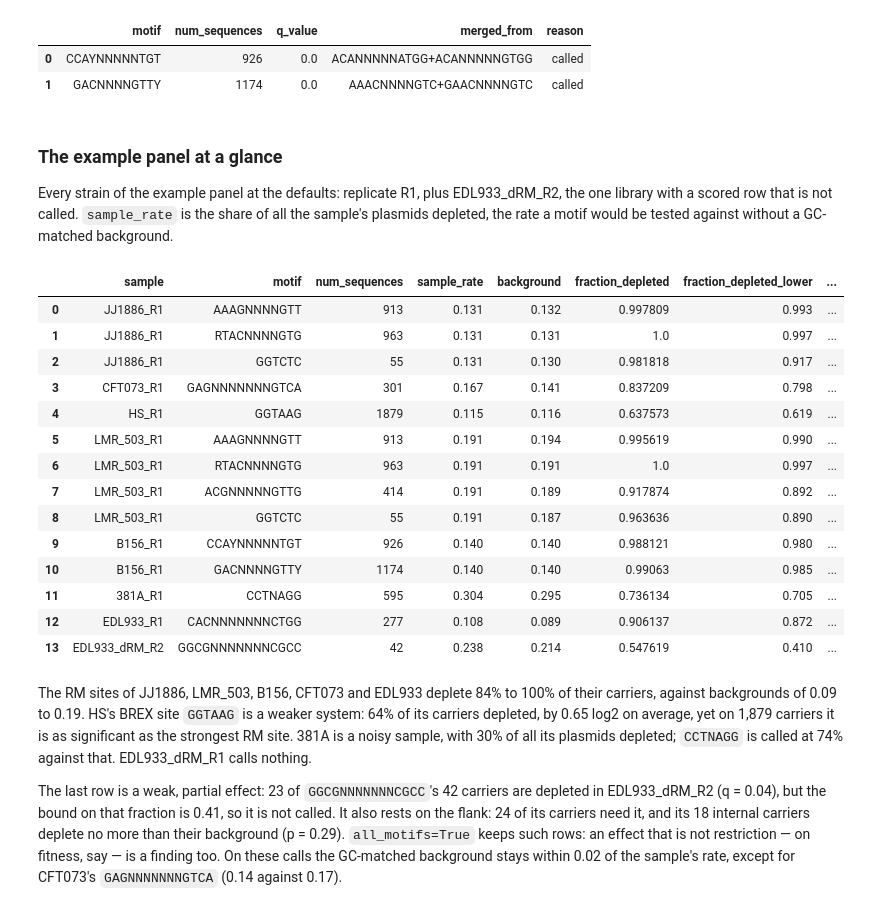
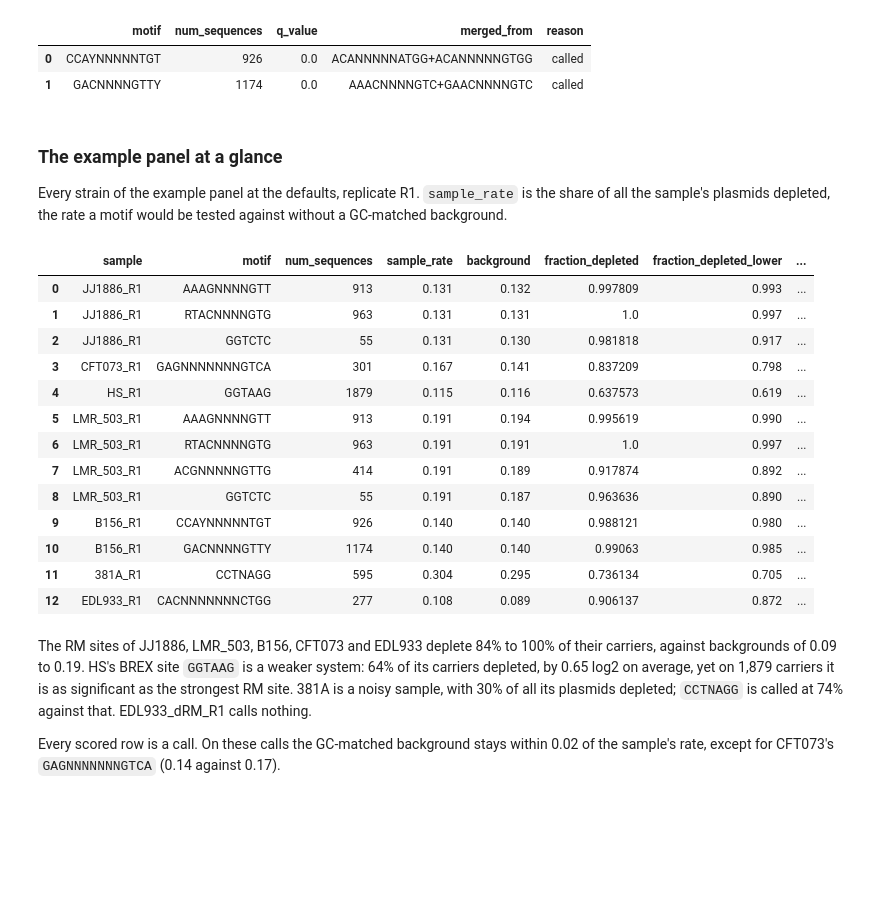
Before and after one commit to dbikard/randseq, a Jupyter notebook: nbs/00_core.ipynb, the cells around one changed output. Drawn from its saved outputs; the diff is of its cells as text; code cells hidden in the pictures; blank space fills up the shorter version.

```diff
--- a/nbs/00_core.ipynb
+++ b/nbs/00_core.ipynb
@@ -2225,7 +2271,7 @@ def _motif_rows(motifs, patterns, log2fc_series, left_context, right_context, en
 
 def _merge_degenerate_calls(table, log2fc_series, left_context, right_context, encoded, background,
                            all_pvalues, log2fc_thr=-1, q_threshold=0.05, score_thr=0.5,
-                           min_support=5, totals=None, inserts=None):
+                           min_support=5, totals=None):
     """Report each degenerate site as one IUPAC motif, in place of its called variants.
 
     Every called row is generalised (`_generalise_motif`); each distinct merged motif that is not an
@@ -2241,7 +2287,7 @@ def _merge_degenerate_calls(table, log2fc_series, left_context, right_context, e
         encoded (tuple): the library from `encode_library`.
         background (np.ndarray): each plasmid's expected depletion rate.
         all_pvalues (np.ndarray): the p-values of every motif the scan tested.
-        log2fc_thr, q_threshold, score_thr, inserts: as for `_annotate_significance`.
+        log2fc_thr, q_threshold, score_thr: as for `_annotate_significance`.
         min_support (int): as for `_classify_positions` and `_annotate_significance`.
         totals (dict): as for `_classify_positions`.
 
@@ -2269,7 +2315,7 @@ def _merge_degenerate_calls(table, log2fc_series, left_context, right_context, e
                                    right_context, all_pvalues=all_pvalues, log2fc_thr=log2fc_thr,
                                    q_threshold=q_threshold, encoded=encoded,
                                    background=background, score_thr=score_thr,
-                                   min_support=min_support, inserts=inserts)
+                                   min_support=min_support)
     scored = scored[scored["called"]]
     if scored.empty:
         return table
@@ -2639,37 +2689,45 @@ def find_restricted_motifs(
                                      score_thr, min_support,
                                      candidates)
 
+    # Each candidate's carriers, and those with a site inside the insert, are read once: the flank
+    # check, step 4 and the report take their columns.
+    carriers = _carriers(encoded_library, candidates["motif"].tolist(), _patterns(candidates),
+                         log2fc_series, left_context_str, right_context_str, inside=True)
+    scanned = candidates.index
+    columns_of = lambda rows: tuple(c[:, scanned.get_indexer(rows.index)] for c in carriers)
+
     # Sites completed by the flank, set aside before step 4 can let them explain other candidates.
-    inserts = encode_library(log2fc_series.index.tolist())
     candidates, flank_only = _filter_junction_dependent(
         candidates, log2fc_series, left_context_str, right_context_str,
         log2fc_thr=log2fc_thr, score_thr=score_thr, min_support=min_support,
-        q_threshold=q_threshold, encoded=encoded_library, inserts=inserts, background=background)
+        q_threshold=q_threshold, p_threshold=scan_cutoff, background=background,
+        carriers=carriers)
     if len(flank_only):
         print(f"{len(flank_only)} candidate(s) that need the vector flanks, without enough "
-              f"internal sites.")
+              f"internal sites ({int(flank_only['listed'].sum())} would otherwise be called).")
         if verbose:
-            for m, s, n, lo in sorted(zip(flank_only["motif"].map(canonical_motif),
-                                          flank_only["junction_share"], flank_only["internal_n"],
-                                          flank_only["internal_fraction_lower"])):
+            for m, s, n, lo, c in sorted(zip(flank_only["motif"].map(canonical_motif),
+                                             flank_only["junction_share"], flank_only["internal_n"],
+                                             flank_only["internal_fraction_lower"],
+                                             flank_only["listed"])):
                 print(f"    {m} ({s:.0%} of carriers need the flank; {n} internal, "
-                      f"lower bound {lo:.2f})")
+                      f"lower bound {lo:.2f}){' -- would otherwise be called' if c else ''}")
 
     # Step 4.
     candidates, explained = _filter_explained_candidates(
         candidates, log2fc_series, left_context_str, right_context_str,
         log2fc_thr=log2fc_thr, score_thr=score_thr,
-        min_support=min_support, encoded=encoded_library,
-        p_threshold=scan_cutoff, background=background)
+        min_support=min_support, p_threshold=scan_cutoff, background=background,
+        presence=columns_of(candidates)[0])
     if explained:
         print(f"{len(explained)} candidate(s) whose score was borrowed from a stronger one.")
         if verbose:
             for m, (by, n, s) in sorted(explained.items()):
                 print(f"    {m} <- {by} (without them: n={n}, score={s:.2f})")
 
-    # The candidates set aside for the flanks are scored too, and reported as not called.
+    # The candidates set aside for the flanks that would otherwise be called: reported, not called.
     if len(flank_only):
-        candidates = pd.concat([candidates, flank_only[candidates.columns]])
+        candidates = pd.concat([candidates, flank_only.loc[flank_only["listed"], candidates.columns]])
     # Canonicalise before printing, so the names in the log are the names in the table.
     candidates = _canonicalise_motifs(candidates)
     print(f"{len(candidates)} motif(s) scored.")
@@ -2679,14 +2737,14 @@ def find_restricted_motifs(
                   f"FracDep: {row['fraction_depleted']:.2f}, "
                   f"AvgFC: {row['avg_log2fc']:.2f}, N: {row['num_sequences']}")
     table = report(candidates, log2fc_series, left_context_str, right_context_str,
-                   all_pvalues=tested_pvalues, encoded=encoded_library, background=background,
-                   inserts=inserts)
+                   all_pvalues=tested_pvalues, background=background,
+                   carriers=columns_of(candidates))
 
     # A degenerate site's called variants, reported as one IUPAC motif.
     table = _merge_degenerate_calls(
         table, log2fc_series, left_context_str, right_context_str, encoded_library, background,
         tested_pvalues, log2fc_thr=log2fc_thr, q_threshold=q_threshold,
-        score_thr=score_thr, min_support=min_support, totals=totals, inserts=inserts)
+        score_thr=score_thr, min_support=min_support, totals=totals)
     merged = table[table["merged_from"] != ""]
     if len(merged):
         print(f"{len(merged)} degenerate site(s) reported as one motif:")
@@ -2812,36 +2874,34 @@ test_fail(lambda: find_restricted_motifs(log2fc_df["JJ1886_T0"], left, right,
 # %% [markdown]
 ### The example panel at a glance
 
-Every strain of the example panel at the defaults: replicate R1, plus EDL933_dRM_R2, the one
-library with a scored row that is not called. `sample_rate` is the share of all the sample's
+Every strain of the example panel at the defaults, replicate R1. `sample_rate` is the share of all the sample's
 plasmids depleted, the rate a motif would be tested against without a GC-matched background.
 # %%
 panel_calls = []
-for s in [c for c in log2fc_panel.columns if c.endswith("_R1")] + ["EDL933_dRM_R2"]:
+for s in [c for c in log2fc_panel.columns if c.endswith("_R1")]:
     x = log2fc_panel[s]
     with contextlib.redirect_stdout(io.StringIO()), _quiet():
         t = find_restricted_motifs(x, left_panel, right_panel, encoded_library=enc_panel, all_motifs=True)
     panel_calls.append(t.assign(sample=s, sample_rate=(x < -0.5).mean()))
 panel_calls = pd.concat(panel_calls, ignore_index=True)
 panel_calls[["sample", "motif", "num_sequences", "sample_rate", "background", "fraction_depleted",
              "fraction_depleted_lower", "avg_log2fc", "q_value", "called"]].round(
     {"sample_rate": 3, "background": 3, "fraction_depleted": 3, "fraction_depleted_lower": 3, "avg_log2fc": 2})
 # %% [output]
 |  | sample | motif | num_sequences | sample_rate | background | fraction_depleted | fraction_depleted_lower | ... |
 | 0 | JJ1886_R1 | AAAGNNNNGTT | 913 | 0.131 | 0.132 | 0.997809 | 0.993 | ... |
 | 1 | JJ1886_R1 | RTACNNNNGTG | 963 | 0.131 | 0.131 | 1.0 | 0.997 | ... |
 | 2 | JJ1886_R1 | GGTCTC | 55 | 0.131 | 0.130 | 0.981818 | 0.917 | ... |
 | 3 | CFT073_R1 | GAGNNNNNNNGTCA | 301 | 0.167 | 0.141 | 0.837209 | 0.798 | ... |
 | 4 | HS_R1 | GGTAAG | 1879 | 0.115 | 0.116 | 0.637573 | 0.619 | ... |
 | 5 | LMR_503_R1 | AAAGNNNNGTT | 913 | 0.191 | 0.194 | 0.995619 | 0.990 | ... |
 | 6 | LMR_503_R1 | RTACNNNNGTG | 963 | 0.191 | 0.191 | 1.0 | 0.997 | ... |
 | 7 | LMR_503_R1 | ACGNNNNNGTTG | 414 | 0.191 | 0.189 | 0.917874 | 0.892 | ... |
 | 8 | LMR_503_R1 | GGTCTC | 55 | 0.191 | 0.187 | 0.963636 | 0.890 | ... |
 | 9 | B156_R1 | CCAYNNNNNTGT | 926 | 0.140 | 0.140 | 0.988121 | 0.980 | ... |
 | 10 | B156_R1 | GACNNNNGTTY | 1174 | 0.140 | 0.140 | 0.99063 | 0.985 | ... |
 | 11 | 381A_R1 | CCTNAGG | 595 | 0.304 | 0.295 | 0.736134 | 0.705 | ... |
 | 12 | EDL933_R1 | CACNNNNNNNCTGG | 277 | 0.108 | 0.089 | 0.906137 | 0.872 | ... |
-| 13 | EDL933_dRM_R2 | GGCGNNNNNNNCGCC | 42 | 0.238 | 0.214 | 0.547619 | 0.410 | ... |
 # %% [markdown]
 The RM sites of JJ1886, LMR_503, B156, CFT073 and EDL933 deplete 84% to 100% of their carriers,
 against backgrounds of 0.09 to 0.19. HS's BREX site `GGTAAG` is a weaker system: 64% of its carriers
@@ -2849,11 +2909,7 @@ depleted, by 0.65 log2 on average, yet on 1,879 carriers it is as significant as
 site. 381A is a noisy sample, with 30% of all its plasmids depleted; `CCTNAGG` is called at 74%
 against that. EDL933_dRM_R1 calls nothing.
 
-The last row is a weak, partial effect: 23 of `GGCGNNNNNNNCGCC`'s 42 carriers are depleted in
-EDL933_dRM_R2 (q = 0.04), but the bound on that fraction is 0.41, so it is not called. It also rests
-on the flank: 24 of its carriers need it, and its 18 internal carriers deplete no more than their
-background (p = 0.29). `all_motifs=True` keeps such rows: an effect that is not restriction — on
-fitness, say — is a finding too. On these calls the GC-matched background stays within 0.02 of the
+Every scored row is a call. On these calls the GC-matched background stays within 0.02 of the
 sample's rate, except for CFT073's `GAGNNNNNNNGTCA` (0.14 against 0.17).
 # %%
 #| hide
```
Also changed, not shown: parts of 21 cells of this notebook, 8 other files.
